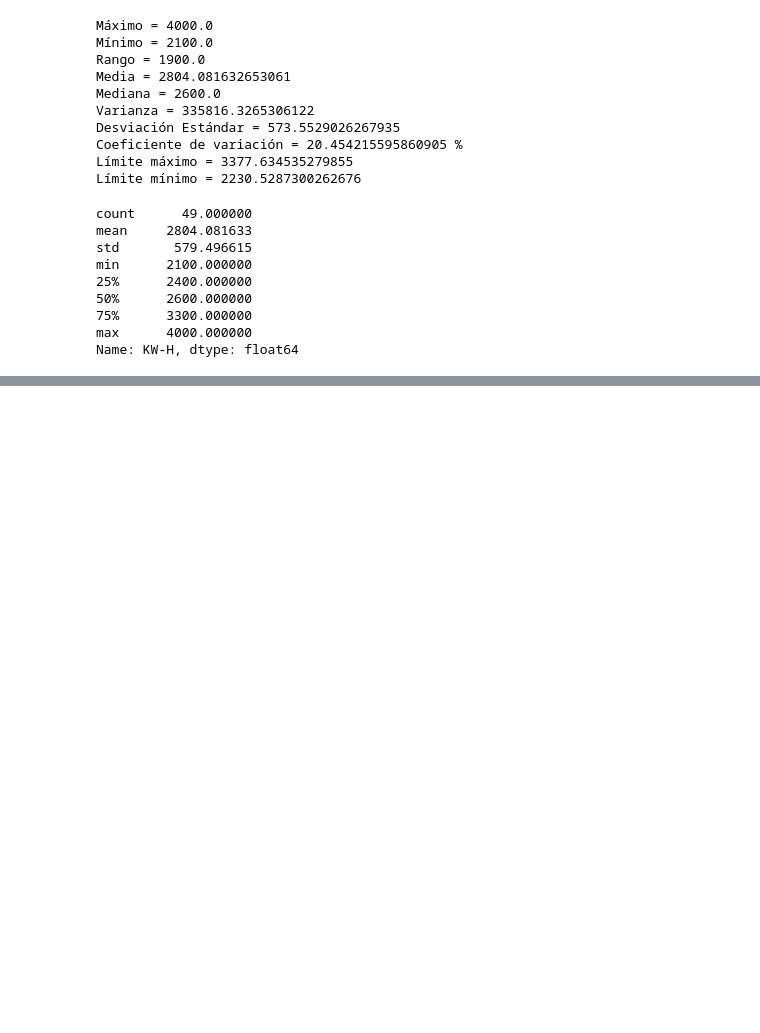
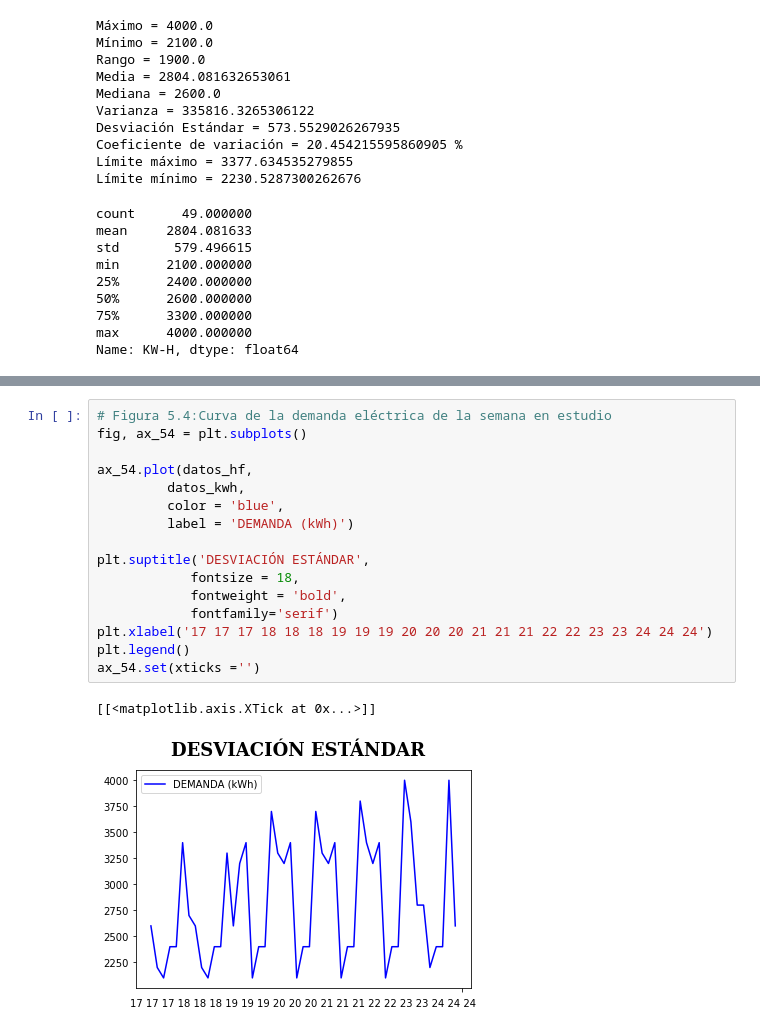
Before and after one commit to javieresk8/PowerDemandPrediction, a Jupyter notebook: GraficosTesis.ipynb, the cells around one changed output, grey strips where cells are left out. Saved outputs shown, nothing was run; the diff lists cells and outputs as text; blank space fills up the shorter version.

Commit message:
update/ Imagen cap sixpack

```diff
--- a/GraficosTesis.ipynb
+++ b/GraficosTesis.ipynb
@@ -209,3 +210,22 @@ ax_53.set(xticks ='')
 # %% [output]
 [[<matplotlib.axis.XTick at 0x...>]]
 [figure]
+# %%
+# Figura 5.4:Curva de la demanda eléctrica de la semana en estudio
+fig, ax_54 = plt.subplots()
+
+ax_54.plot(datos_hf,
+         datos_kwh,
+         color = 'blue',
+         label = 'DEMANDA (kWh)')
+
+plt.suptitle('DESVIACIÓN ESTÁNDAR',
+            fontsize = 18,
+            fontweight = 'bold',
+            fontfamily='serif')
+plt.xlabel('17 17 17 18 18 18 19 19 19 20 20 20 21 21 21 22 22 23 23 24 24 24')
+plt.legend()
+ax_54.set(xticks ='')
+# %% [output]
+[[<matplotlib.axis.XTick at 0x...>]]
+[figure, added]
```
Also changed, not shown: parts of 3 cells of this notebook, 3 other files.
